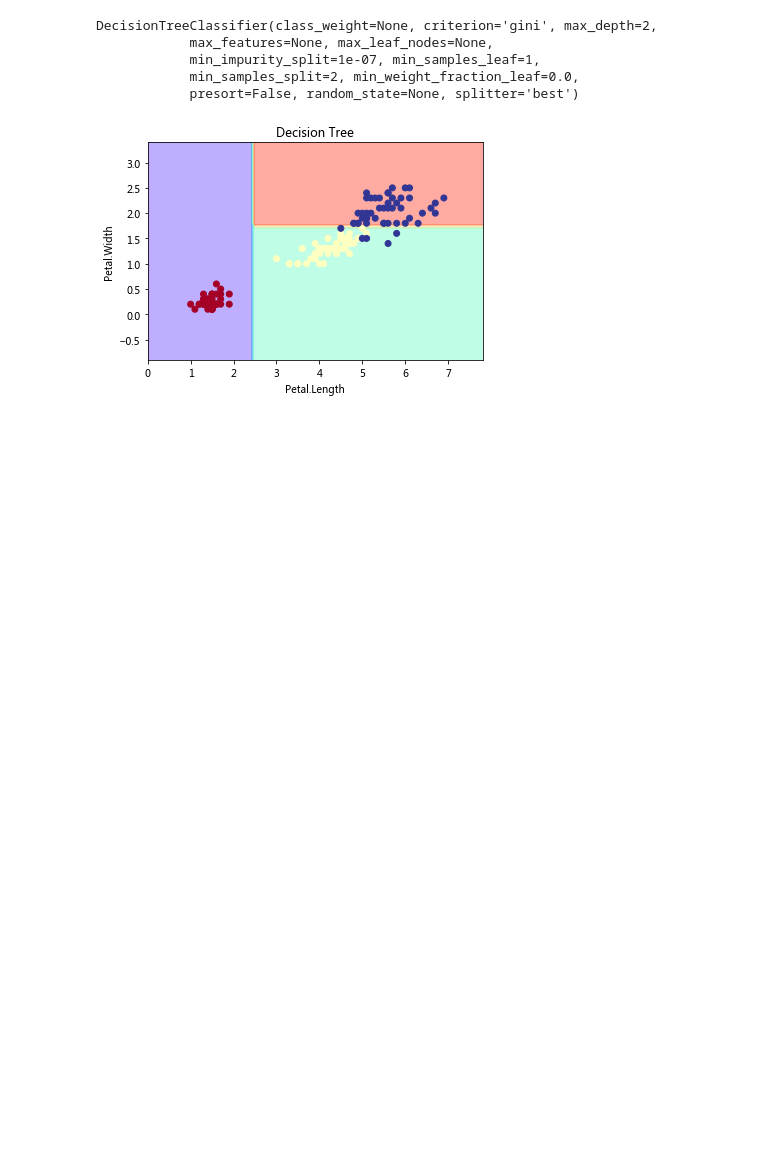
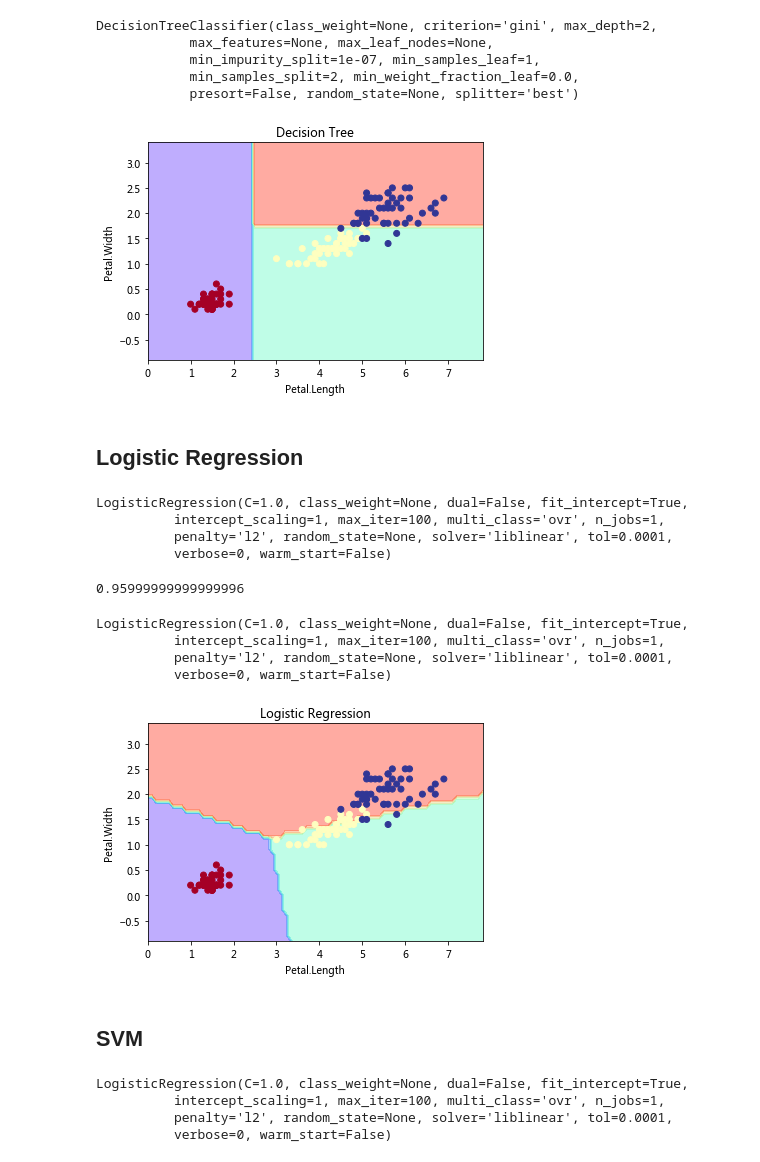
Before and after one commit to ywchiu/fetnetpy, a Jupyter notebook: Demo20171110.ipynb, the cells around one changed output. Saved outputs shown, nothing was run; the diff lists cells and outputs as text; code cells hidden in the pictures; blank space fills up the shorter version.

```diff
--- a/Demo20171110.ipynb
+++ b/Demo20171110.ipynb
@@ -113,3 +113,14 @@ plt.ylabel('Petal.Width')
 plt.show()
 # %% [output]
 [figure]
+# %% [markdown]
+## Logistic Regression
+# %%
+from sklearn.linear_model import LogisticRegression
+clf = LogisticRegression()
+clf.fit(iris.data, iris.target)
+# %% [output]
+LogisticRegression(C=1.0, class_weight=None, dual=False, fit_intercept=True,
+          intercept_scaling=1, max_iter=100, multi_class='ovr', n_jobs=1,
+          penalty='l2', random_state=None, solver='liblinear', tol=0.0001,
+          verbose=0, warm_start=False)
@@ -115,0 +129,61 @@ plt.show()
+# %%
+sum(predicted == iris.target) / len(iris.target)
+# %% [output]
+0.95999999999999996
+# %%
+from itertools import product
+
+import numpy as np
+import matplotlib.pyplot as plt
+
+from sklearn. datasets import load_iris
+from sklearn.linear_model import LogisticRegression
+
+iris = load_iris()
+X = iris.data[:, [2, 3]]
+y = iris.target
+
+clf = LogisticRegression()
+clf.fit(X, y)
+# %% [output]
+LogisticRegression(C=1.0, class_weight=None, dual=False, fit_intercept=True,
+          intercept_scaling=1, max_iter=100, multi_class='ovr', n_jobs=1,
+          penalty='l2', random_state=None, solver='liblinear', tol=0.0001,
+          verbose=0, warm_start=False)
+# %%
+x_min, x_max = X[:, 0].min() - 1, X[:, 0].max() + 1
+y_min, y_max = X[:, 1].min() - 1, X[:, 1].max() + 1
+xx, yy = np.meshgrid(np.arange(x_min, x_max, 0.1),
+                     np.arange(y_min, y_max, 0.1))
+
+plt.plot()
+Z = clf.predict(np.c_[xx.ravel(), yy.ravel()])
+Z = Z.reshape(xx.shape)
+plt.contourf(xx, yy, Z, alpha=0.4, cmap = plt.cm.rainbow)
+plt.scatter(X[:, 0], X[:, 1], c=y, alpha=1, cmap = plt.cm.RdYlBu)
+plt.title('Logistic Regression')
+plt.xlabel('Petal.Length')
+plt.ylabel('Petal.Width')
+plt.show()
+# %% [output]
+[figure, added]
+# %% [markdown]
+## SVM
+# %%
+from sklearn.svm import SVC
+from sklearn.linear_model import LogisticRegression
+iris = load_iris()
+
+X = iris.data[0:100,[2,3]]
+y = iris.target[0:100]
+
+clf1 = SVC(kernel="linear")
+clf1.fit(X, y)
+
+clf2 = LogisticRegression()
+clf2.fit(X, y)
+# %% [output]
+LogisticRegression(C=1.0, class_weight=None, dual=False, fit_intercept=True,
+          intercept_scaling=1, max_iter=100, multi_class='ovr', n_jobs=1,
+          penalty='l2', random_state=None, solver='liblinear', tol=0.0001,
+          verbose=0, warm_start=False)
```
Also changed, not shown: parts of 17 cells of this notebook.
